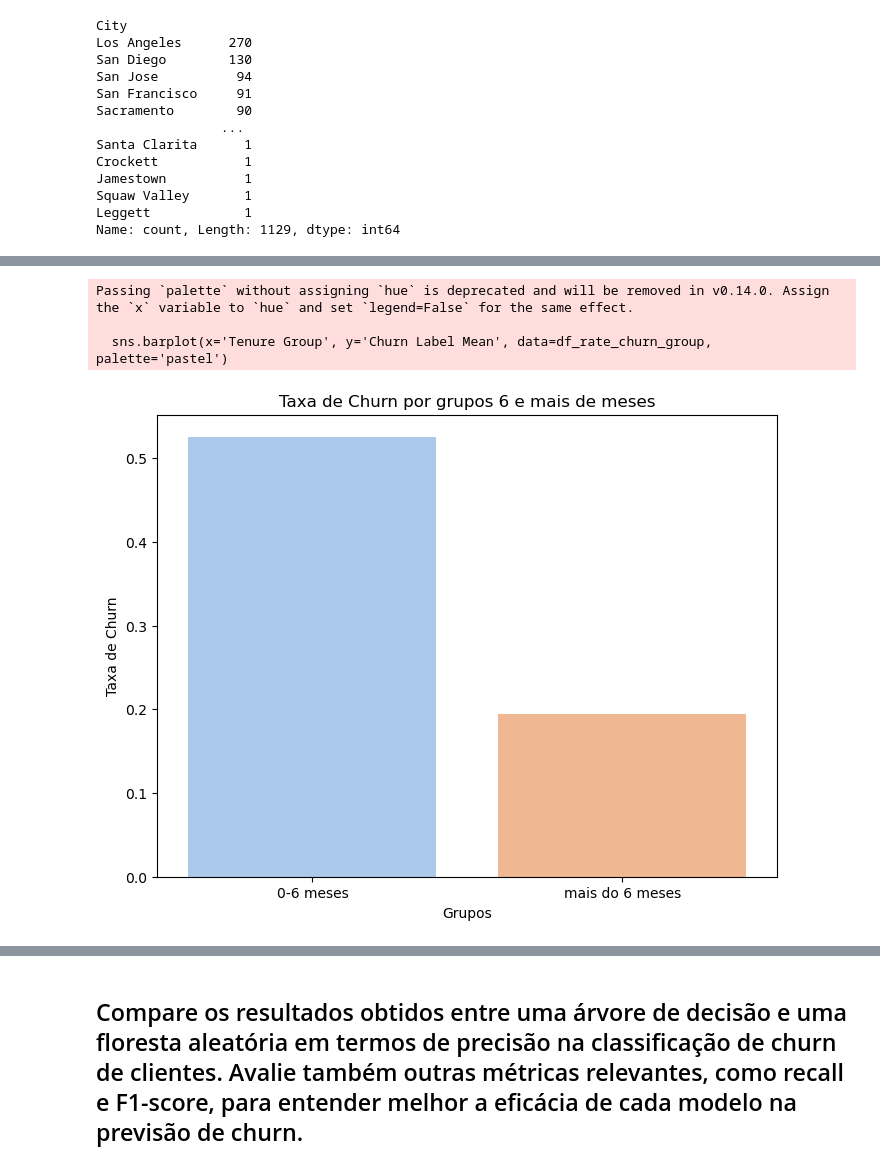
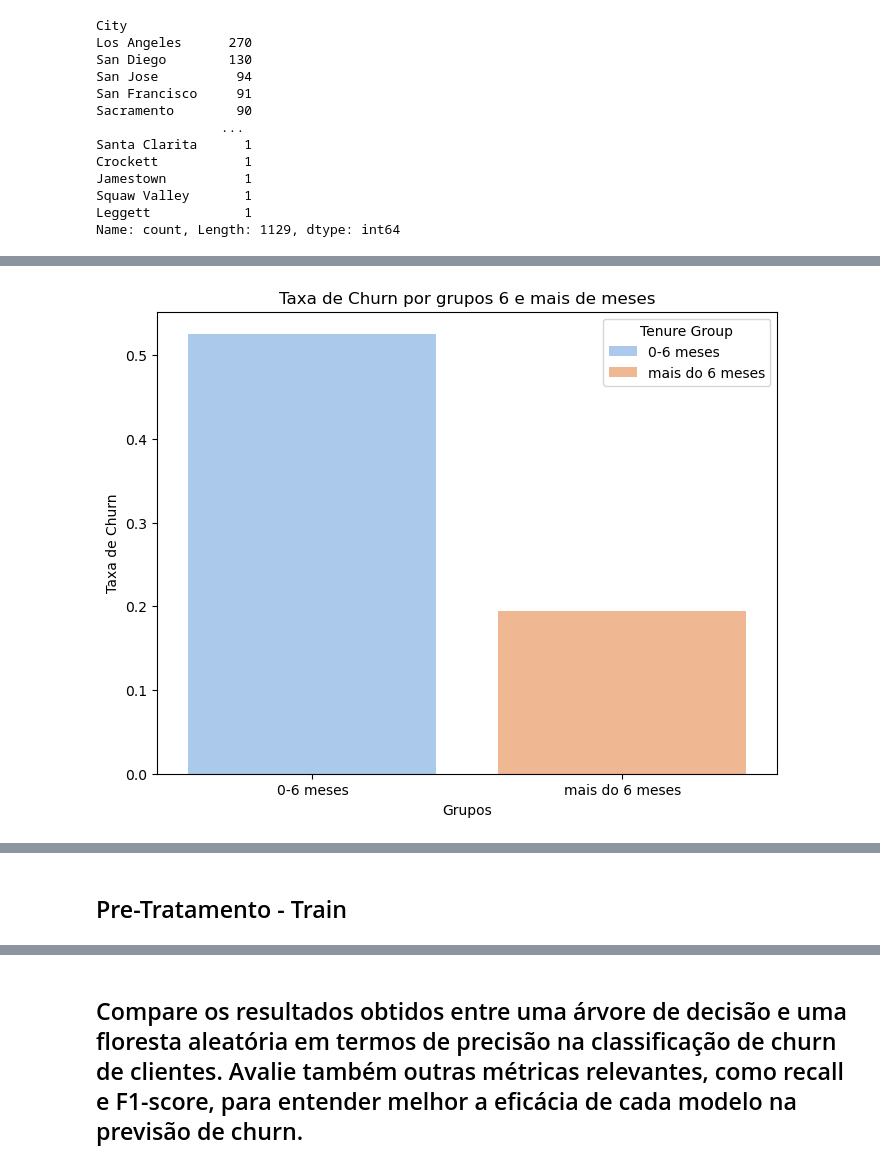
Before and after one commit to flbparra/cis-desafios-trainner, a Jupyter notebook: Classificacao/Untitled.ipynb, the cells around one changed output, grey strips where cells are left out. Cells and saved outputs as stored; diff of their text form; code cells hidden in the pictures.

```diff
--- a/Classificacao/Untitled.ipynb
+++ b/Classificacao/Untitled.ipynb
@@ -48,8 +39,7 @@ array([ 1, 38, 64, 72, 42, 18, 68, 29, 14, 50,  3, 22, 69, 47, 71, 23, 56,
  - A desistencia e mais facil em grupos mais novos do que em grupo mais antigos de clientes.
  - Internet e Phone sao os dois menos usados.
 # %%
-train_churn['Churn Label'] = train_churn['Churn Label'].replace('Yes', 1)
-train_churn['Churn Label'] = train_churn['Churn Label'].replace('No', 0)
+train_churn['Churn Label'] = train_churn['Churn Label'].replace({'Yes': 1, 'No': 0})
 # %%
 train_churn['City'].value_counts()
 # %% [output]
@@ -98,21 +87,18 @@ rate_churn_per_group= train_churn.groupby('Tenure Group')['Churn Label'].mean()
 # %%
 import matplotlib.pyplot as plt
 import seaborn as sns
 
 df_rate_churn_group = rate_churn_per_group.reset_index()
 df_rate_churn_group.columns=['Tenure Group', 'Churn Label Mean']
 
 plt.figure(figsize=(8, 6))
-sns.barplot(x='Tenure Group', y='Churn Label Mean', data=df_rate_churn_group, palette='pastel')
+sns.barplot(x='Tenure Group', y='Churn Label Mean', hue='Tenure Group', data=df_rate_churn_group, palette='pastel', legend=True)
 plt.xlabel('Grupos')
 plt.ylabel('Taxa de Churn')
 plt.title('Taxa de Churn por grupos 6 e mais de meses')
 plt.show()
 # %% [output]
-Passing `palette` without assigning `hue` is deprecated and will be removed in v0.14.0. Assign the `x` variable to `hue` and set `legend=False` for the same effect.
-
-  sns.barplot(x='Tenure Group', y='Churn Label Mean', data=df_rate_churn_group, palette='pastel')
-[figure, old version]
+[figure, new version]
 # %%
 phone_service_counts = train_churn['Phone Service'].value_counts()
 multiple_lines_counts = train_churn['Multiple Lines'].value_counts()
@@ -158,3 +144,5 @@ Name: count, dtype: int64
 Streaming Movies
 No    2347
 Name: count, dtype: int64
+# %% [markdown]
+## Pre-Tratamento - Train
```
Also changed, not shown: parts of 21 cells of this notebook, 2 other files.
